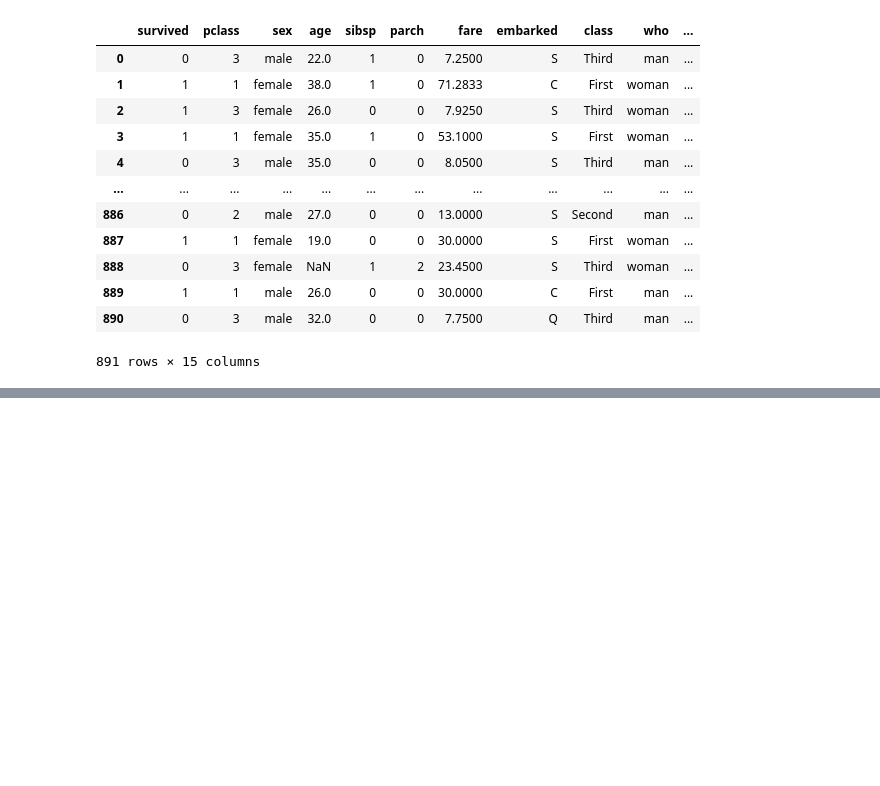
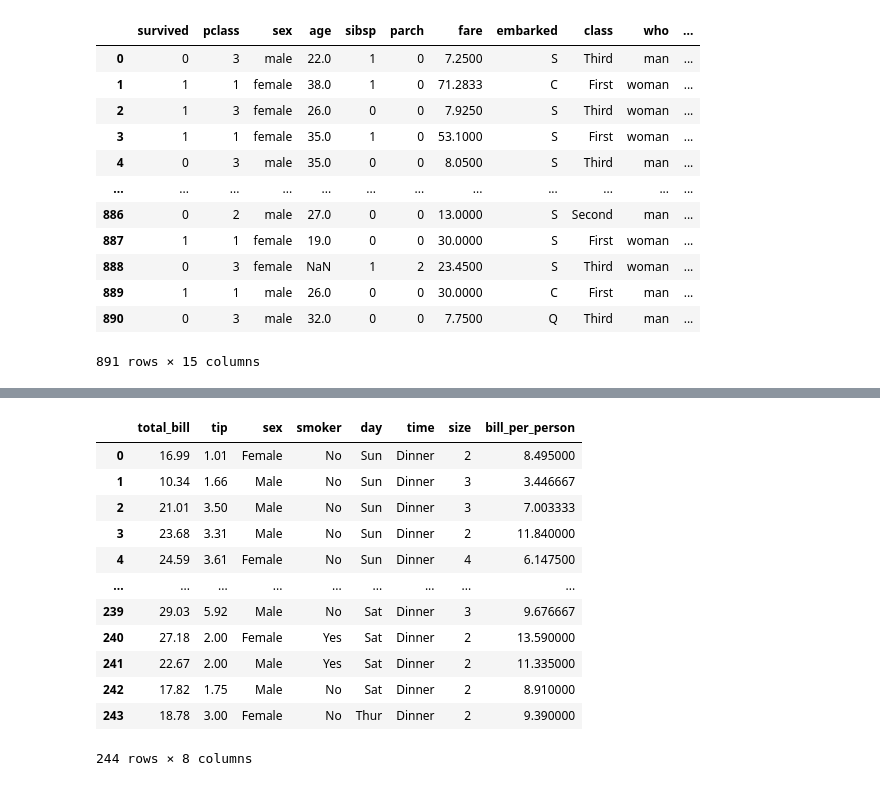
Before and after one commit to TeslimAdeyanju/studynote1-Python-for-Finance-Data-Science-My-Learning-Journey, a Jupyter notebook: 4-python-pandas/3-pandas_module_api/2-Pandas-DataFrame-User-Guide.ipynb, the cells around one changed output, grey strips where cells are left out. Drawn from its saved outputs; the diff is of its cells as text; code cells hidden in the pictures; blank space fills up the shorter version.

```diff
--- a/4-python-pandas/3-pandas_module_api/2-Pandas-DataFrame-User-Guide.ipynb
+++ b/4-python-pandas/3-pandas_module_api/2-Pandas-DataFrame-User-Guide.ipynb
@@ -1013,0 +1026,32 @@ AttributeError: 'Series' object has no attribute 'columns'
+# %%
+print("\n=== Row-wise Operations (axis=1) ===")
+
+# Calculate total bill per person
+def bill_per_person(row):
+    """Calculate bill amount per person"""
+    return row['total_bill'] / row['size']
+
+tips['bill_per_person'] = tips.apply(bill_per_person, axis=1)
+print("Bill per person (first 10 rows):")
+print(tips[['total_bill', 'size', 'bill_per_person']].head(10))
+
+# Calculate tip percentage
+tips['tip_percentage'] = tips.apply(lambda row: (row['tip'] / row['total_bill']) * 100, axis=1)
+print("\nTip percentage (first 10 rows):")
+print(tips[['total_bill', 'tip', 'tip_percentage']].head(10))
+
+# Conditional logic with apply
+def dining_experience(row):
+    """Categorize dining experience based on multiple factors"""
+    if row['total_bill'] > 30 and row['tip_percentage'] > 20:
+        return 'Excellent'
+    elif row['total_bill'] > 20 and row['tip_percentage'] > 15:
+        return 'Good'
+    elif row['tip_percentage'] > 10:
+        return 'Average'
+    else:
+        return 'Poor'
+
+tips['experience'] = tips.apply(dining_experience, axis=1)
+print("\nDining experience distribution:")
+print(tips['experience'].value_counts())
@@ -1013,0 +1092,3 @@ AttributeError: 'Series' object has no attribute 'columns'
+# %%
+def bill_per_person(row):
+    return row['total_bill'] / row['size']
@@ -1013,0 +1110,17 @@ AttributeError: 'Series' object has no attribute 'columns'
+# %%
+tips['bill_per_person'] = tips.apply(bill_per_person, axis=1)
+tips
+# %% [output]
+|  | total_bill | tip | sex | smoker | day | time | size | bill_per_person |
+| 0 | 16.99 | 1.01 | Female | No | Sun | Dinner | 2 | 8.495000 |
+| 1 | 10.34 | 1.66 | Male | No | Sun | Dinner | 3 | 3.446667 |
+| 2 | 21.01 | 3.50 | Male | No | Sun | Dinner | 3 | 7.003333 |
+| 3 | 23.68 | 3.31 | Male | No | Sun | Dinner | 2 | 11.840000 |
+| 4 | 24.59 | 3.61 | Female | No | Sun | Dinner | 4 | 6.147500 |
+| ... | ... | ... | ... | ... | ... | ... | ... | ... |
+| 239 | 29.03 | 5.92 | Male | No | Sat | Dinner | 3 | 9.676667 |
+| 240 | 27.18 | 2.00 | Female | Yes | Sat | Dinner | 2 | 13.590000 |
+| 241 | 22.67 | 2.00 | Male | Yes | Sat | Dinner | 2 | 11.335000 |
+| 242 | 17.82 | 1.75 | Male | No | Sat | Dinner | 2 | 8.910000 |
+| 243 | 18.78 | 3.00 | Female | No | Thur | Dinner | 2 | 9.390000 |
+244 rows × 8 columns
```
Also changed, not shown: parts of 19 cells of this notebook, 6 other files.
